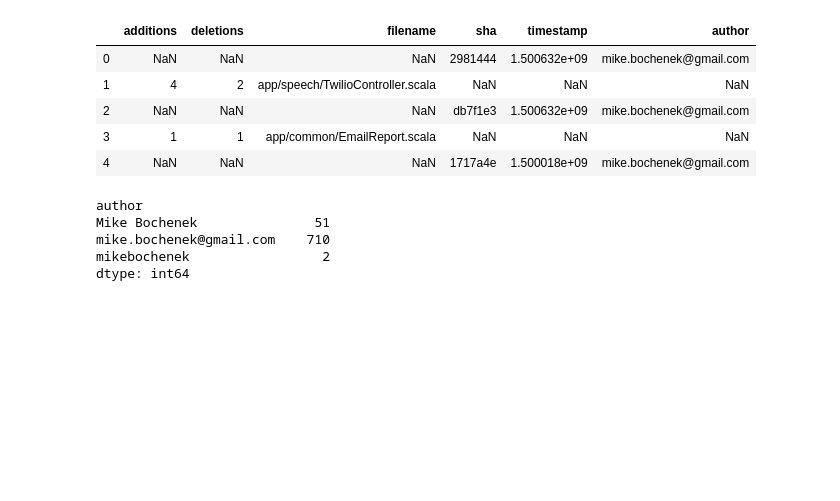
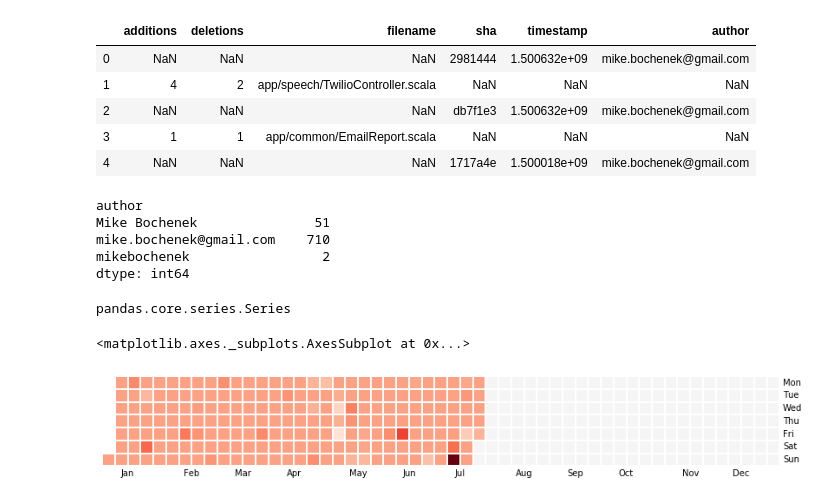
Before and after one commit to mikebochenek/python-notebooks, a Jupyter notebook: HelloWorldLiterally.ipynb, the cells around one changed output. Drawn from its saved outputs; the diff is of its cells as text; code cells hidden in the pictures; blank space fills up the shorter version.

Commit message:
trying to integrate git log history into a graph, but it is still too random

```diff
--- a/HelloWorldLiterally.ipynb
+++ b/HelloWorldLiterally.ipynb
@@ -166,3 +186,18 @@ Mike Bochenek               51
 mike.bochenek@gmail.com    710
 mikebochenek                 2
 dtype: int64
+# %%
+ts = pd.to_datetime(commits_raw['timestamp'], unit='s').dropna()
+# https://datascience.stackexchange.com/questions/14645/convert-a-pandas-column-of-int-to-timestamp-datatype
+# %%
+type(ts)
+#ts.values
+# %% [output]
+pandas.core.series.Series
+# %%
+plt.figure(figsize=(14, 12))
+events = pd.Series(np.random.randn(len(ts.values)), index=ts.values)
+calmap.yearplot(data=events, year=2017)
+# %% [output]
+<matplotlib.axes._subplots.AxesSubplot at 0x...>
+[figure, added]
```
Also changed, not shown: parts of 6 cells of this notebook.
